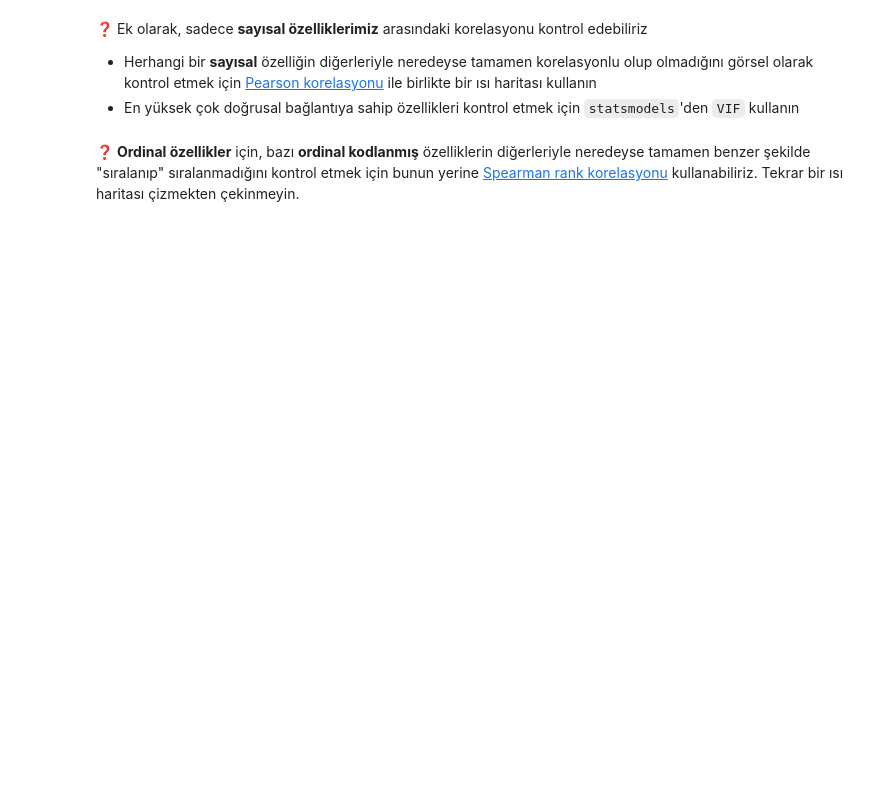
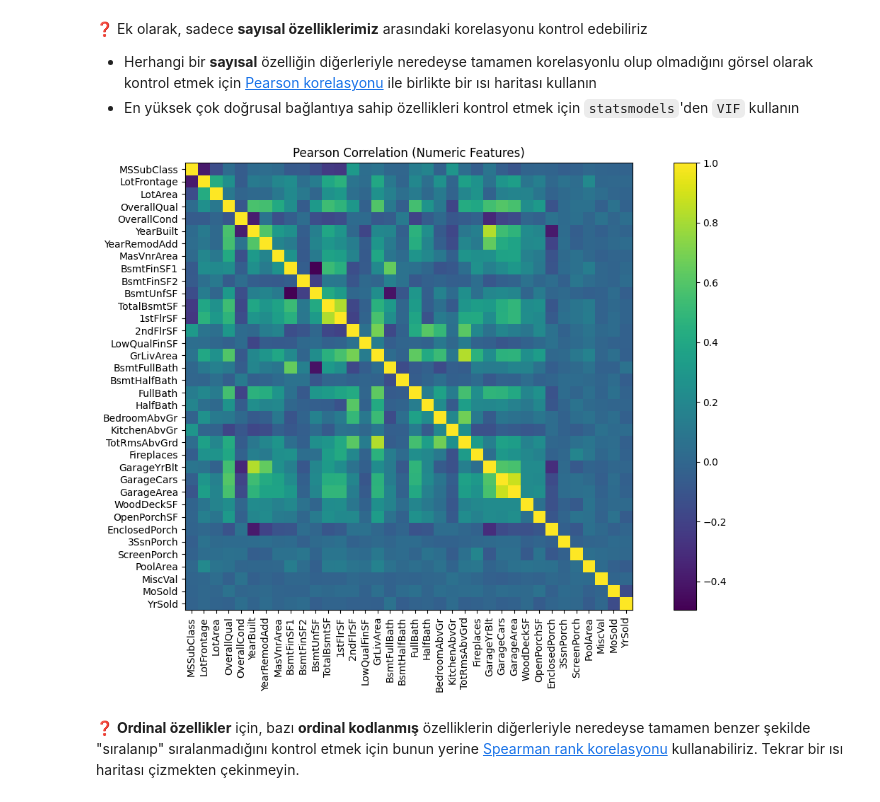
Before and after one commit to tmy-datamesa/S17D2-S-kaggle-competition, a Jupyter notebook: houses_kaggle_competition.ipynb, the cells around one changed output. Cells and saved outputs as stored; diff of their text form; code cells hidden in the pictures; blank space fills up the shorter version.

````diff
--- a/houses_kaggle_competition.ipynb
+++ b/houses_kaggle_competition.ipynb
@@ -687,6 +687,13 @@ ExterQual: Dıştaki malzemenin kalitesini değerlendirir
 ```
 
 💡 Neyse ki, `OrdinalEncoder` ve `categories` argümanı tam da bunu yapmamıza izin veriyor! Aşağıda kontrol edin ve bunun nasıl çalıştığını anladığınızdan emin olun 👇
+# %%
+# X'te olmayan kolonları listelerden temizle
+ord_cols = [c for c in ord_cols if c in X.columns]
+cat_cols = [c for c in cat_cols if c in X.columns]
+
+# nominal kolonları tekrar hesapla
+nom_cols = [c for c in cat_cols if c not in ord_cols]
 # %%
 # Define specific order for features
 # Note: if you change this order, it will change the output for .transform()
@@ -1077,0 +1142,9 @@ Pipeline'ınızın sonuna bir [`VarianceThreshold`](https://scikit-learn.org/sta
+# %%
+pipe_iter3.fit(X, y_log)
+
+vt = pipe_iter3.named_steps["variancethreshold"]
+support = vt.get_support()
+
+print("Toplam feature:", support.shape[0])
+print("Kalan feature :", support.sum())
+print("Atılan feature sayısı:", support.shape[0] - support.sum())
@@ -1085,2 +1194,18 @@ Pipeline'ınızın sonuna bir [`VarianceThreshold`](https://scikit-learn.org/sta
+# %%
+import matplotlib.pyplot as plt
+
+# sadece sayısal kolonların korelasyonu
+corr = X[num_cols].corr(method="pearson")
+
+plt.figure(figsize=(12, 8))
+plt.imshow(corr.values)
+plt.title("Pearson Correlation (Numeric Features)")
+plt.xticks(range(len(corr.columns)), corr.columns, rotation=90)
+plt.yticks(range(len(corr.columns)), corr.columns)
+plt.colorbar()
+plt.tight_layout()
+plt.show()
+# %% [output]
+[figure, added]
 # %% [markdown]
 ❓ **Ordinal özellikler** için, bazı **ordinal kodlanmış** özelliklerin diğerleriyle neredeyse tamamen benzer şekilde "sıralanıp" sıralanmadığını kontrol etmek için bunun yerine [Spearman rank korelasyonu](https://en.wikipedia.org/wiki/Spearman%27s_rank_correlation_coefficient) kullanabiliriz. Tekrar bir ısı haritası çizmekten çekinmeyin.
````
Also changed, not shown: parts of 26 cells of this notebook.
